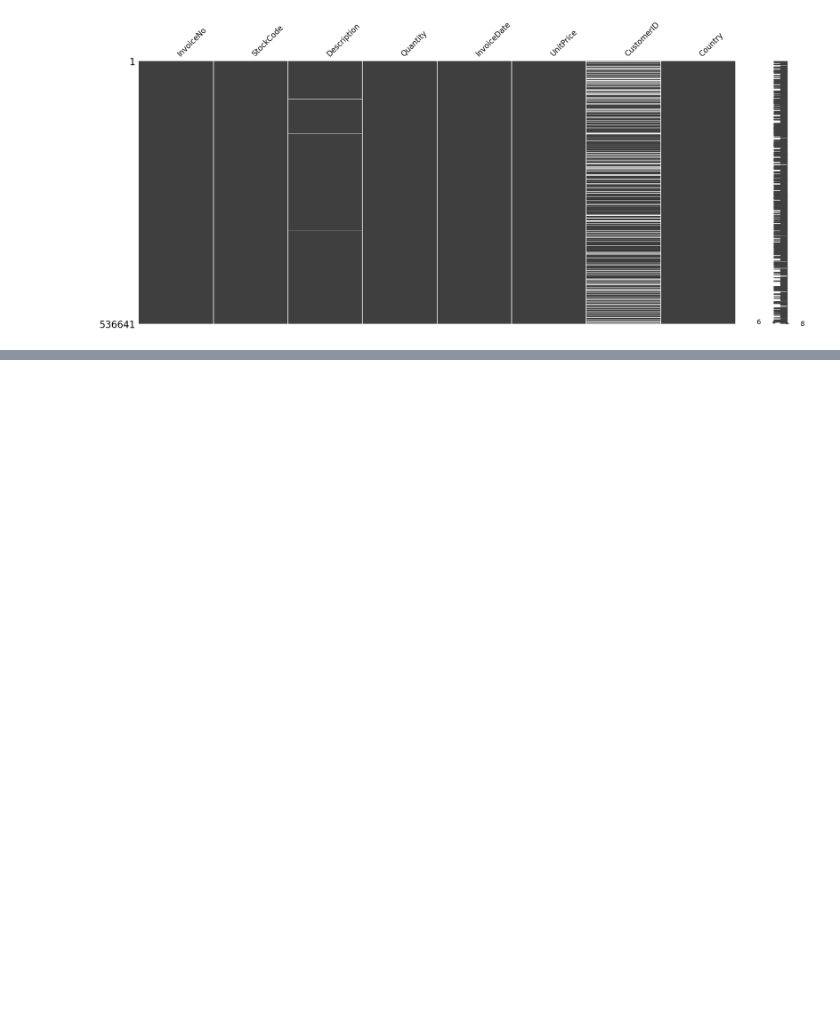
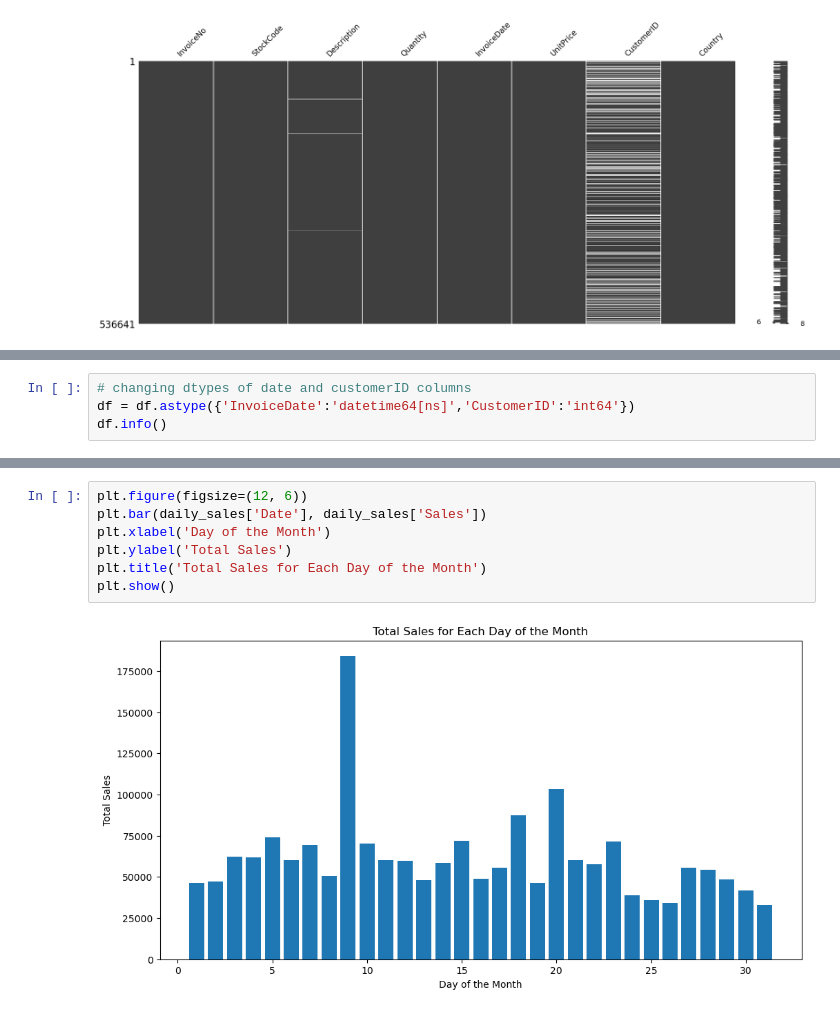
Before and after one commit to numanyusf/E-Commerce-Sales-Data-EDA, a Jupyter notebook: ecom.ipynb, the cells around one changed output, grey strips where cells are left out. Cells and saved outputs as stored; diff of their text form; blank space fills up the shorter version.

```diff
--- a/ecom.ipynb
+++ b/ecom.ipynb
@@ -102,0 +144,4 @@ msno.matrix(df)
+# %%
+# changing dtypes of date and customerID columns
+df = df.astype({'InvoiceDate':'datetime64[ns]','CustomerID':'int64'})
+df.info()
@@ -102,0 +234,9 @@ msno.matrix(df)
+# %%
+plt.figure(figsize=(12, 6))
+plt.bar(daily_sales['Date'], daily_sales['Sales'])
+plt.xlabel('Day of the Month')
+plt.ylabel('Total Sales')
+plt.title('Total Sales for Each Day of the Month')
+plt.show()
+# %% [output]
+[figure, added]
```
Also changed, not shown: parts of 16 cells of this notebook.
